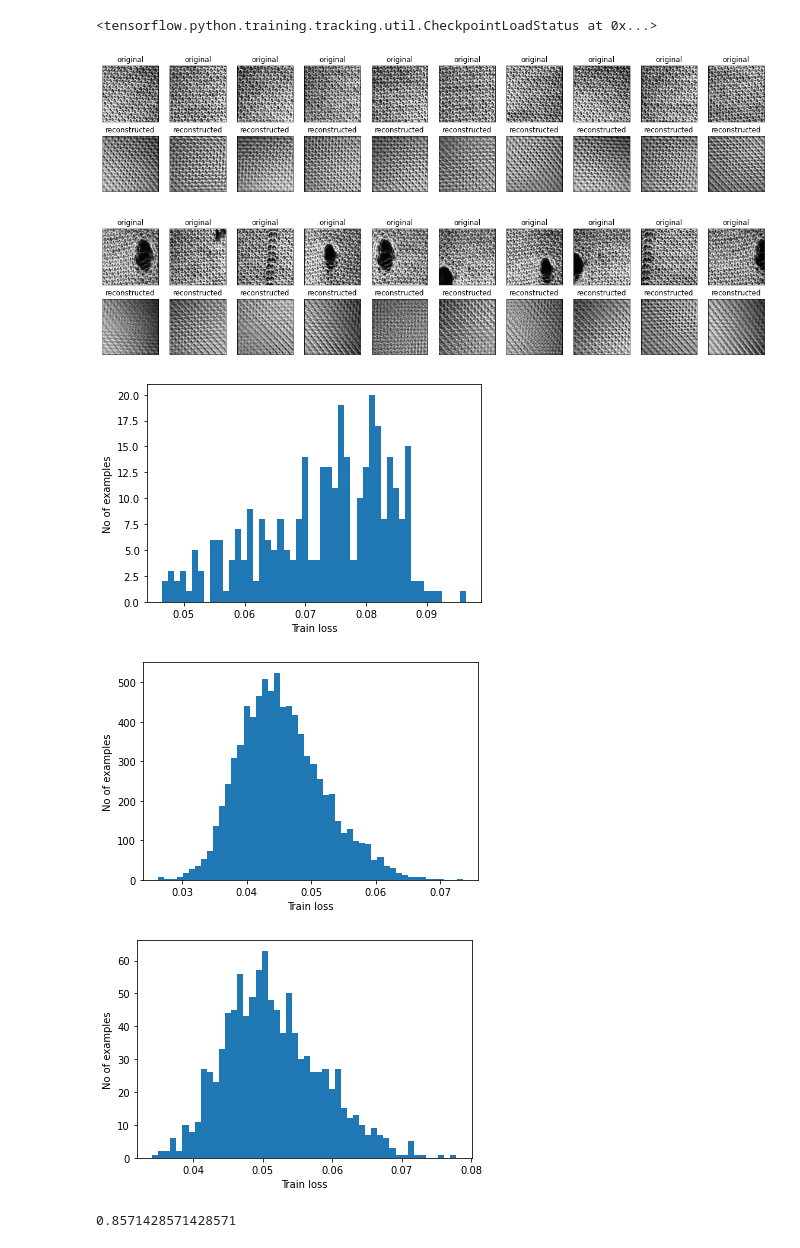
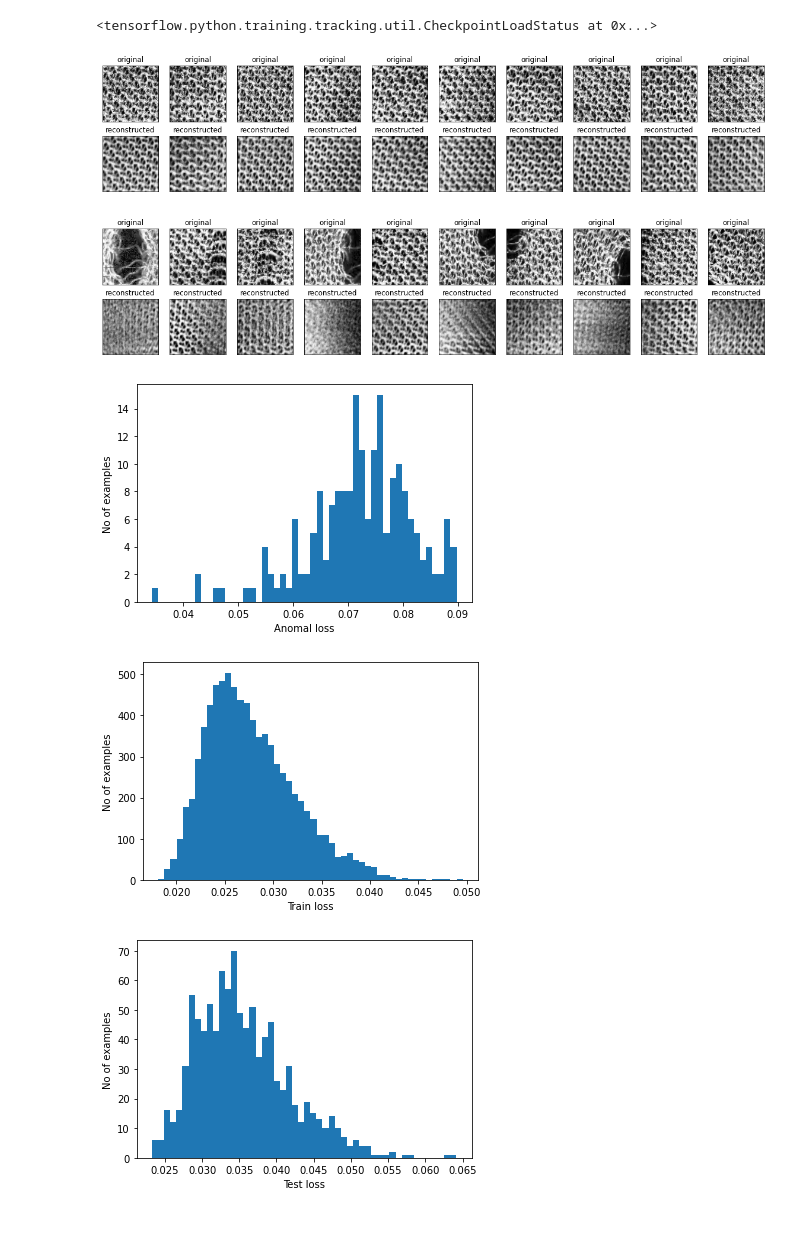
Before and after one commit to conflick0/ReNet, a Jupyter notebook: renet.ipynb, the cells around one changed output. Cells and saved outputs as stored; diff of their text form; code cells hidden in the pictures.

```diff
--- a/renet.ipynb
+++ b/renet.ipynb
@@ -47,20 +54,19 @@ Found 322 images belonging to 1 classes.
 # %%
-class Autoencoder(Model):
+class ReNet(Model):
     def __init__(self):
-        super(Autoencoder, self).__init__()
+        super(ReNet, self).__init__()
         self.encoder = tf.keras.Sequential([
             layers.Flatten(),
+            layers.Dense(512, activation='relu'),
             layers.Dense(256, activation='relu'),
             layers.Dense(128, activation='relu'),
-            layers.Dense(64, activation='relu')
         ])
 
         self.decoder = tf.keras.Sequential([
-            layers.Dense(128, activation='relu'),
             layers.Dense(256, activation='relu'),
             layers.Dense(512, activation='relu'),
-            layers.Dense(40000, activation='sigmoid'),
-            layers.Reshape((200, 200, 1))
+            layers.Dense(10000, activation='sigmoid'),
+            layers.Reshape((100, 100, 1))
         ])
 
     def call(self, x):
@@ -68,23 +74,25 @@ class Autoencoder(Model):
         decoded = self.decoder(encoded)
         return decoded
 
-autoencoder = Autoencoder()
+renet = ReNet()
 # %%
-autoencoder = Autoencoder()
-autoencoder.compile(optimizer='SGD', loss='mse')
+renet = ReNet()
+renet.compile(optimizer='adam', loss='mse')
 
 checkpoint_path = "./checkpoint/cp.ckpt"
 
-autoencoder.load_weights(checkpoint_path)
+renet.load_weights(checkpoint_path)
 
 cp_callback = tf.keras.callbacks.ModelCheckpoint(filepath=checkpoint_path,
                                                  save_weights_only=True,
                                                  verbose=1)
 
-autoencoder.fit(train_gen,
-                epochs=1,
-                shuffle=True,
-                validation_data=test_gen,
-                callbacks=[cp_callback])
+renet.fit(train_gen,
+          epochs=1,
+          shuffle=True,
+          validation_data=test_gen,
+          callbacks=[cp_callback])
+
+renet.save('./model/renet')
 # %% [output]
 Epoch 00001: saving model to ./checkpoint\cp.ckpt
@@ -93,6 +107,6 @@ Epoch 00001: saving model to ./checkpoint\cp.ckpt
 # %%
 checkpoint_path = "./checkpoint/cp.ckpt"
-autoencoder.load_weights(checkpoint_path)
+renet.load_weights(checkpoint_path)
 # %% [output]
 <tensorflow.python.training.tracking.util.CheckpointLoadStatus at 0x...>
 # %%
@@ -118,53 +132,53 @@ def show_img(xs, decoded_imgs):
     plt.show()
 # %%
 xs, ys = next(train_gen)
-encoded_imgs = autoencoder.encoder(xs).numpy()
-decoded_imgs = autoencoder.decoder(encoded_imgs).numpy()
-show_img(xs, decoded_imgs)
+encoded_imgs = renet.encoder(xs).numpy()
+decoded_imgs = renet.decoder(encoded_imgs).numpy()
+show_imgs(xs, decoded_imgs)
 # %% [output]
-[figure, old version]
+[figure, new version]
 # %%
 xs, ys = next(an_gen)
-encoded_imgs = autoencoder.encoder(xs).numpy()
-decoded_imgs = autoencoder.decoder(encoded_imgs).numpy()
-show_img(xs, decoded_imgs)
+encoded_imgs = renet.encoder(xs).numpy()
+decoded_imgs = renet.decoder(encoded_imgs).numpy()
+show_imgs(xs, decoded_imgs)
 # %% [output]
-[figure, old version]
+[figure, new version]
 # %%
-def mse_losses(gen, batch_size):
+def cal_mse_losses(model, gen, batch_size):
     losses = []
     num = gen.samples
     for i, (xs, ys) in enumerate(gen):
         if i > num//batch_size:
             break
-        res = autoencoder.predict(xs)
+        res = model.predict(xs)
         for r, x in zip(res, xs):
             losses.append((np.square(r - x)).mean())
     return losses
 # %%
-losses = mse_losses(an_gen, batch_size)
+anomal_losses = cal_mse_losses(renet, an_gen, batch_size)
 
-plt.hist(losses, bins=50)
-plt.xlabel("Train loss")
+plt.hist(anomal_losses, bins=50)
+plt.xlabel("Anomal loss")
 plt.ylabel("No of examples")
 plt.show()
 # %% [output]
-[figure, old version]
+[figure, new version]
 # %%
-train_loss = mse_losses(train_gen, batch_size)
+train_loss = cal_mse_losses(renet, train_gen, batch_size)
 
 plt.hist(train_loss, bins=50)
 plt.xlabel("Train loss")
 plt.ylabel("No of examples")
 plt.show()
 # %% [output]
-[figure, old version]
+[figure, new version]
 # %%
-test_loss = mse_losses(test_gen, batch_size)
+test_loss = cal_mse_losses(renet, test_gen, batch_size)
 
 plt.hist(test_loss, bins=50)
-plt.xlabel("Train loss")
+plt.xlabel("Test loss")
 plt.ylabel("No of examples")
 plt.show()
 # %% [output]
-[figure, old version]
+[figure, new version]
@@ -173,5 +184,0 @@ threshold = 0.06
-# %%
-losses = np.array(losses)
-np.count_nonzero(losses >= threshold) / len(losses)
-# %% [output]
-0.8571428571428571
```
Also changed, not shown: parts of 12 cells of this notebook, 9 other files.
